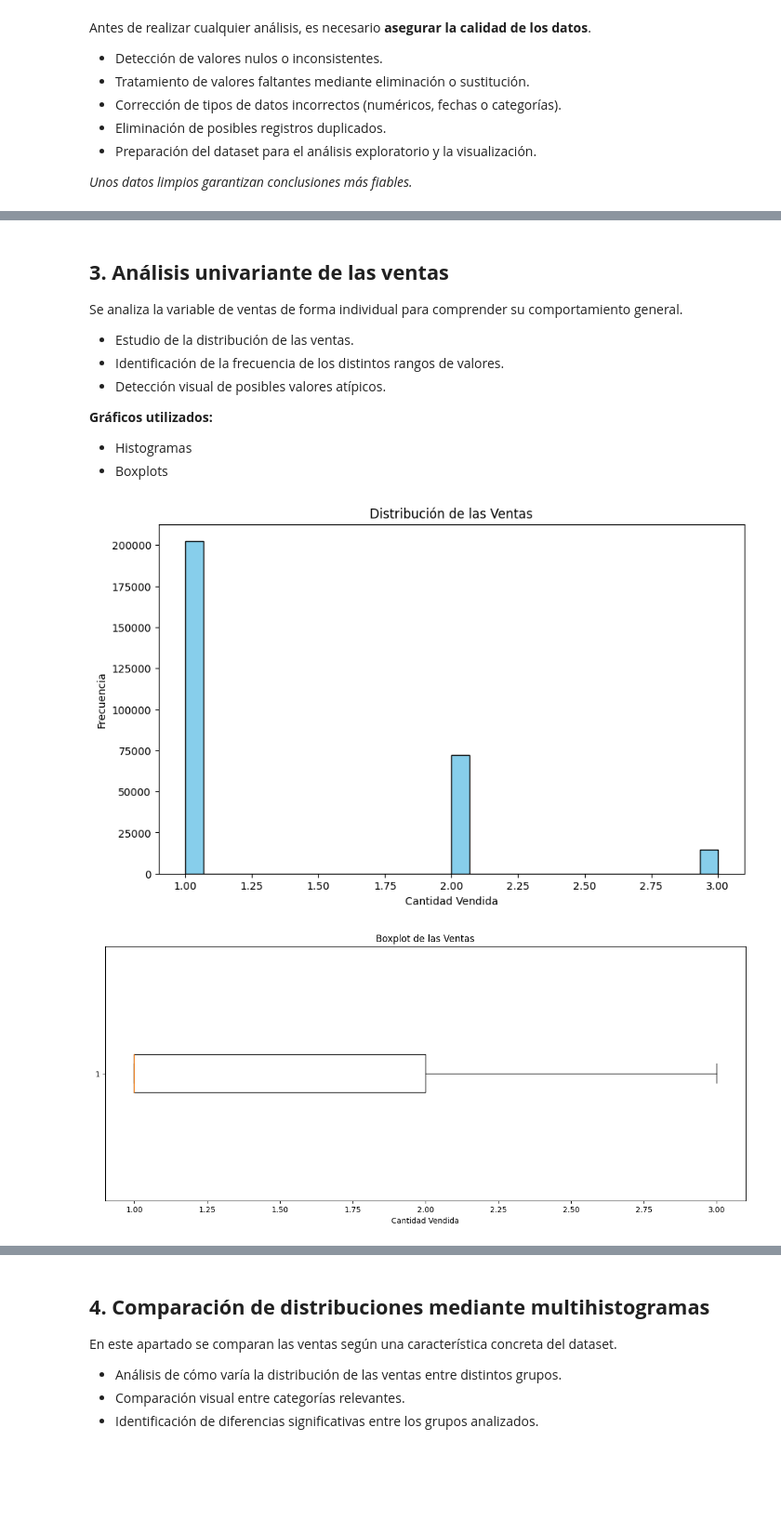
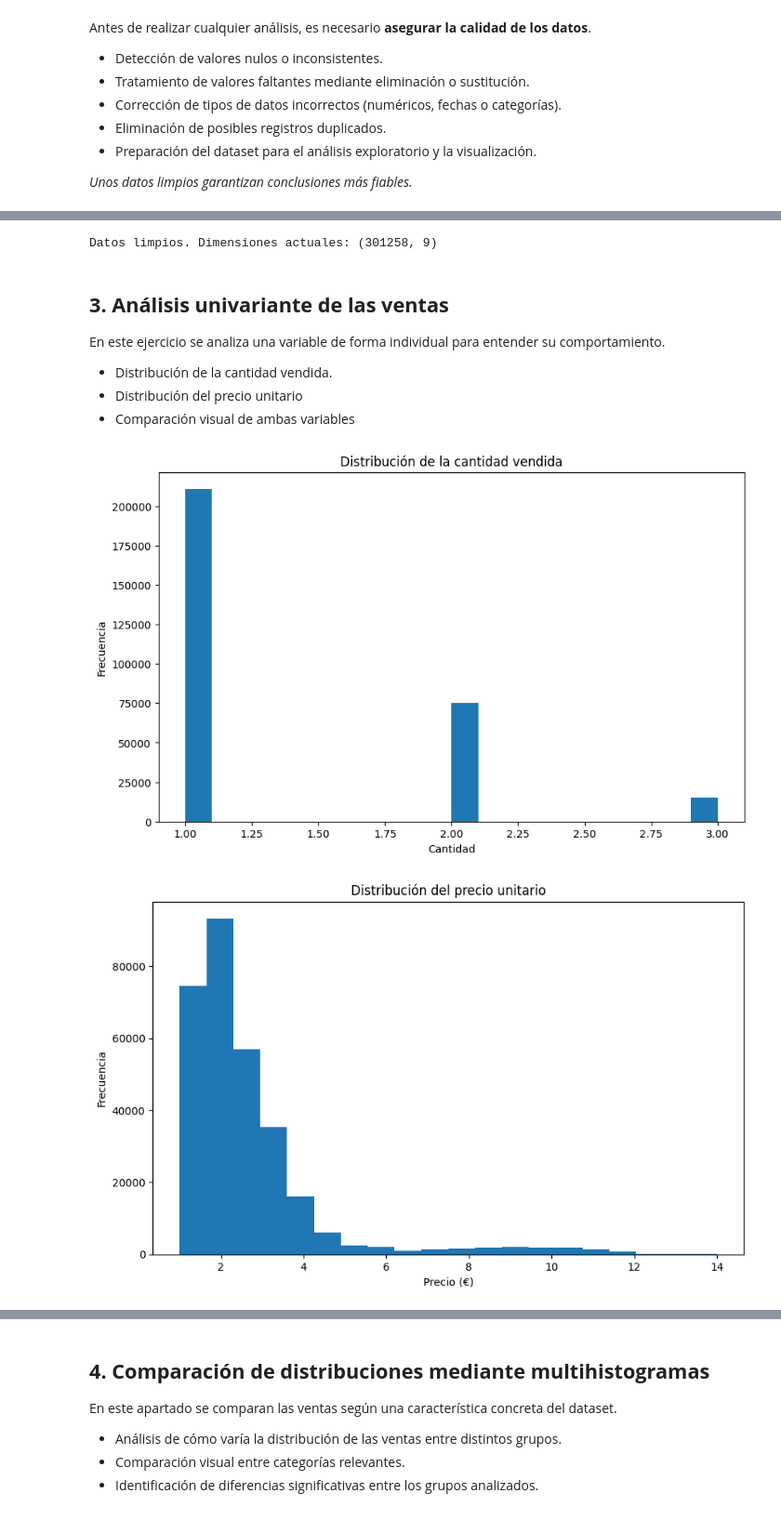
Before and after one commit to IbaiGarcia13/RETO2-G2-Cafeteria, a Jupyter notebook: RETO/RETO.ipynb, the cells around one changed output, grey strips where cells are left out. Shown at 93% size. Cells and saved outputs as stored; diff of their text form; code cells hidden in the pictures; blank space fills up the shorter version.

```diff
--- a/RETO/RETO.ipynb
+++ b/RETO/RETO.ipynb
@@ -97,49 +100,69 @@ metodo_pago        3042
 dtype: int64
 # %%
 
-# 2.2 Tratamiento de valores faltantes mediante eliminación o sustitución.
-df = df.dropna()
+# 2.2 Tratamiento de valores faltantes.
+for col in df.select_dtypes(include='number').columns:
+    df[col].fillna(df[col].mean(), inplace=True)
+for col in df.select_dtypes(include='object').columns:
+    df[col].fillna(df[col].mode()[0], inplace=True)
 # %%
-# 2.3 Corrección de tipos de datos incorrectos (numéricos, fechas o categorías).
+# 2.3 Corrección de tipos de datos.
+
+# - Convertir fecha_hora a datetime
 df['fecha_hora'] = pd.to_datetime(df['fecha_hora'], errors='coerce')
+
+# - Asegurar que cantidad y precio son numéricos
 df['cantidad'] = pd.to_numeric(df['cantidad'], errors='coerce')
-df['ticket_id'] = pd.to_numeric(df['ticket_id'], errors='coerce')
-df = df.dropna(subset=['fecha_hora', 'cantidad', 'ticket_id'])
+df['precio_unitario'] = pd.to_numeric(df['precio_unitario'], errors='coerce')
 # %%
-# 2.4 Eliminación de posibles registros duplicados.
+# 2.4 Limpieza de textos y eliminación de duplicados.
+
+# - Normalizar textos a minúsculas y quitar espacios
+for col in df.select_dtypes(include='object').columns:
+    df[col] = df[col].str.lower().str.strip()
+
+# - Corregir erratas específicas observadas (ej. 're-post', 'comída')
+df['categoria'] = df['categoria'].replace({
+    'repost': 'reposteria',
+    're-post': 'reposteria',
+    'comída': 'comida',
+    'bebída': 'bebida'
+})
+
+# - Eliminar filas duplicadas
 df = df.drop_duplicates()
 # %%
-# 2.5 Preparación del dataset para el análisis exploratorio y la visualización.
+# 2.5 Resetear el índice tras la limpieza
 df = df.reset_index(drop=True)
+print("\nDatos limpios. Dimensiones actuales:", df.shape)
+# %% [output]
+Datos limpios. Dimensiones actuales: (301258, 9)
 # %% [markdown]
 ## **3. Análisis univariante de las ventas**
 
-Se analiza la variable de ventas de forma individual para comprender su comportamiento general.
+En este ejercicio se analiza una variable de forma individual para entender su comportamiento.
 
-- Estudio de la distribución de las ventas.
-- Identificación de la frecuencia de los distintos rangos de valores.
-- Detección visual de posibles valores atípicos.
-
-**Gráficos utilizados:**
-- Histogramas
-- Boxplots
+- Distribución de la cantidad vendida.
+- Distribución del precio unitario
+- Comparación visual de ambas variables
 # %%
-# - Estudio de la distribución de las ventas.
+# 3.1 Histograma de la cantidad vendida.
 plt.figure(figsize=(10, 6))
-plt.hist(df['cantidad'], bins=30, color='skyblue', edgecolor='black')
-plt.title('Distribución de las Ventas')
-plt.xlabel('Cantidad Vendida')
-plt.ylabel('Frecuencia')
+plt.hist(df["cantidad"], bins=20)
+plt.title("Distribución de la cantidad vendida")
+plt.xlabel("Cantidad")
+plt.ylabel("Frecuencia")
 plt.show()
 # %% [output]
-[figure, old version]
+[figure, new version]
 # %%
-# - Identificación de la frecuencia de los distintos rangos de valores.
-plt.figure(figsize=(15, 6))
-plt.boxplot(df['cantidad'], vert=False)
-plt.title('Boxplot de las Ventas')
-plt.xlabel('Cantidad Vendida')
+# 3.2 Histograma del precio unitario
+plt.figure(figsize=(10, 6))
+plt.hist(df["precio_unitario"], bins=20)
+plt.title("Distribución del precio unitario")
+plt.xlabel("Precio (€)")
+plt.ylabel("Frecuencia")
 plt.show()
 # %% [output]
-[figure, old version]
+[figure, new version]
 # %%
```
Also changed, not shown: parts of 14 cells of this notebook.
